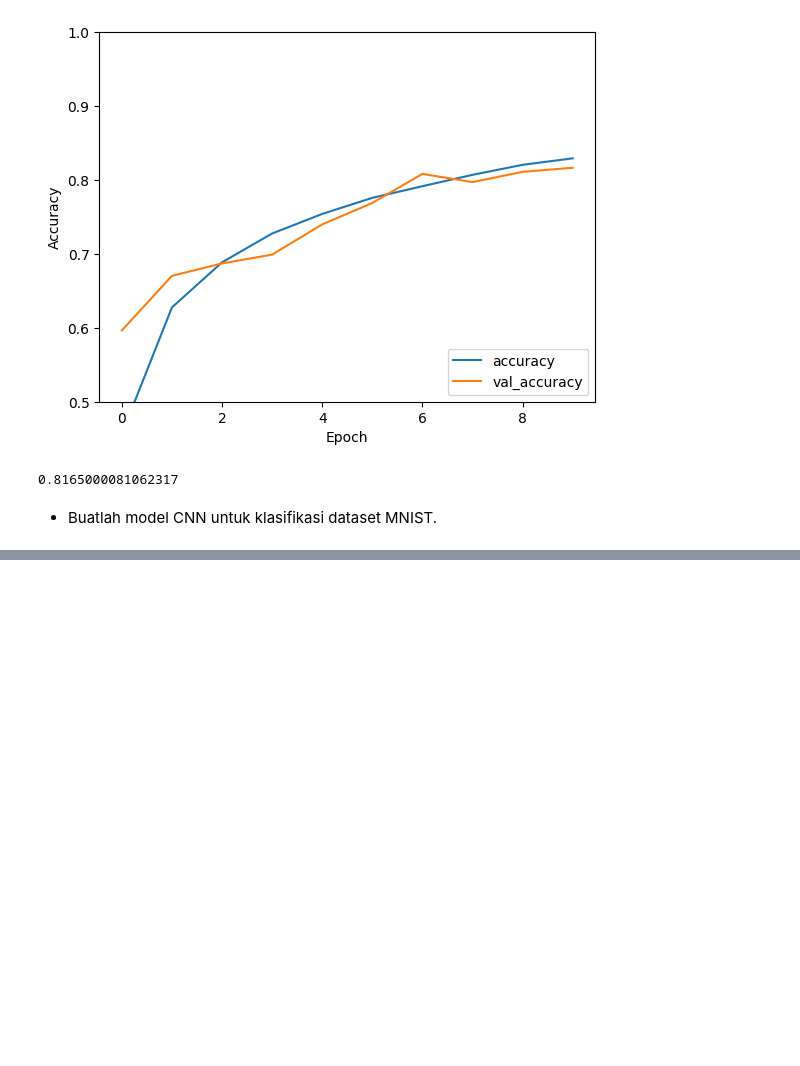
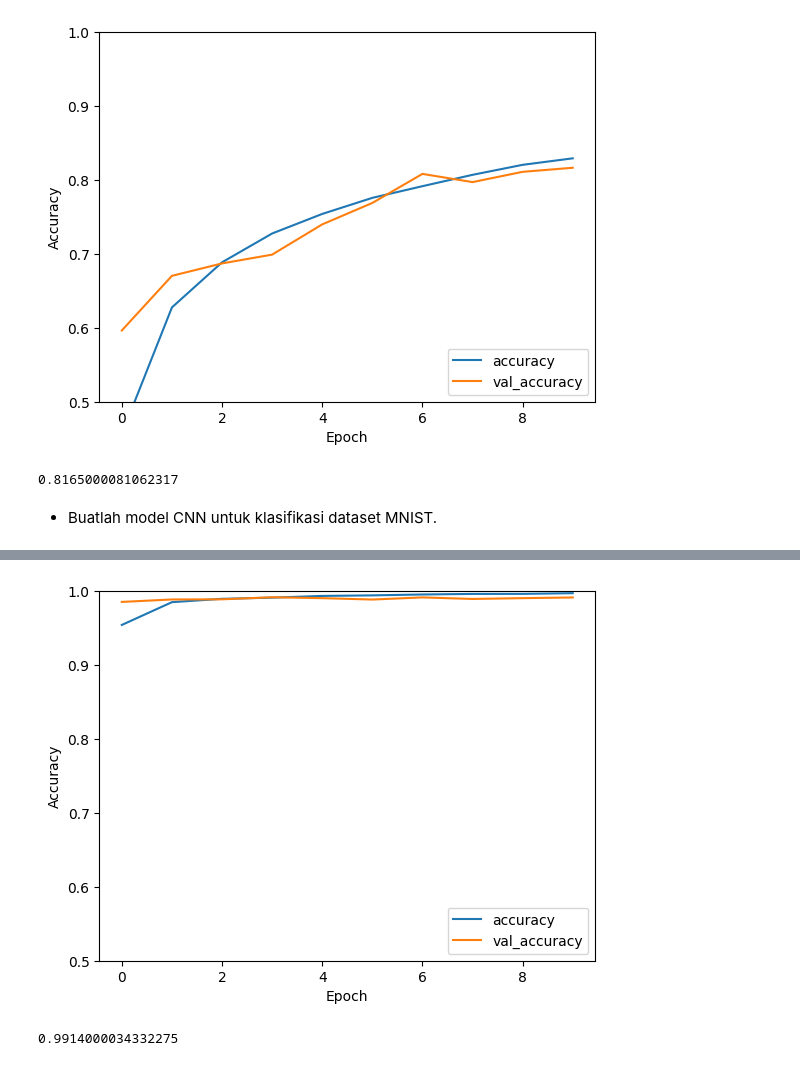
Before and after one commit to Tirta2241720045/Machine_Learning, a Jupyter notebook: Minggu11/2241720045_TirtaNBP_Praktikum11.ipynb, the cells around one changed output, grey strips where cells are left out. Drawn from its saved outputs; the diff is of its cells as text; code cells hidden in the pictures; blank space fills up the shorter version.

```diff
--- a/Minggu11/2241720045_TirtaNBP_Praktikum11.ipynb
+++ b/Minggu11/2241720045_TirtaNBP_Praktikum11.ipynb
@@ -375,0 +381,27 @@ print(test_acc)
+# %%
+# Langkah 2 - Unduh Dataset MNIST
+(train_images, train_labels), (test_images, test_labels) = datasets.mnist.load_data()
+
+# Normalize pixel values to be between 0 and 1
+train_images, test_images = train_images / 255.0, test_images / 255.0
+# %%
+# Langkah 3 - Buat Model CNN untuk MNIST
+model = models.Sequential()
+model.add(layers.Conv2D(32, (3, 3), activation='relu', input_shape=(28, 28, 1)))
+model.add(layers.MaxPooling2D((2, 2)))
+model.add(layers.Conv2D(64, (3, 3), activation='relu'))
+model.add(layers.MaxPooling2D((2, 2)))
+model.add(layers.Conv2D(64, (3, 3), activation='relu'))
+
+model.add(layers.Flatten())
+model.add(layers.Dense(64, activation='relu'))
+model.add(layers.Dense(10, activation='softmax'))
+# %%
+# Langkah 4 - Compile Model CNN
+model.compile(optimizer='adam',
+              loss='sparse_categorical_crossentropy',
+              metrics=['accuracy'])
+# %%
+# Langkah 5 - Fit Model
+history = model.fit(train_images, train_labels, epochs=10,
+                    validation_data=(test_images, test_labels))
@@ -375,0 +429,11 @@ print(test_acc)
+# %%
+# Langkah 6 - Evaluasi Model
+plt.plot(history.history['accuracy'], label='accuracy')
+plt.plot(history.history['val_accuracy'], label='val_accuracy')
+plt.xlabel('Epoch')
+plt.ylabel('Accuracy')
+plt.ylim([0.5, 1])
+plt.legend(loc='lower right')
+
+test_loss, test_acc = model.evaluate(test_images,  test_labels, verbose=2)
+# %% [output]
@@ -375,0 +441,6 @@ print(test_acc)
+[figure, added]
+# %%
+# Langkah 7 - Cetak Hasil Akurasi
+print(test_acc)
+# %% [output]
+0.9914000034332275
```
Also changed, not shown: parts of 4 cells of this notebook.
